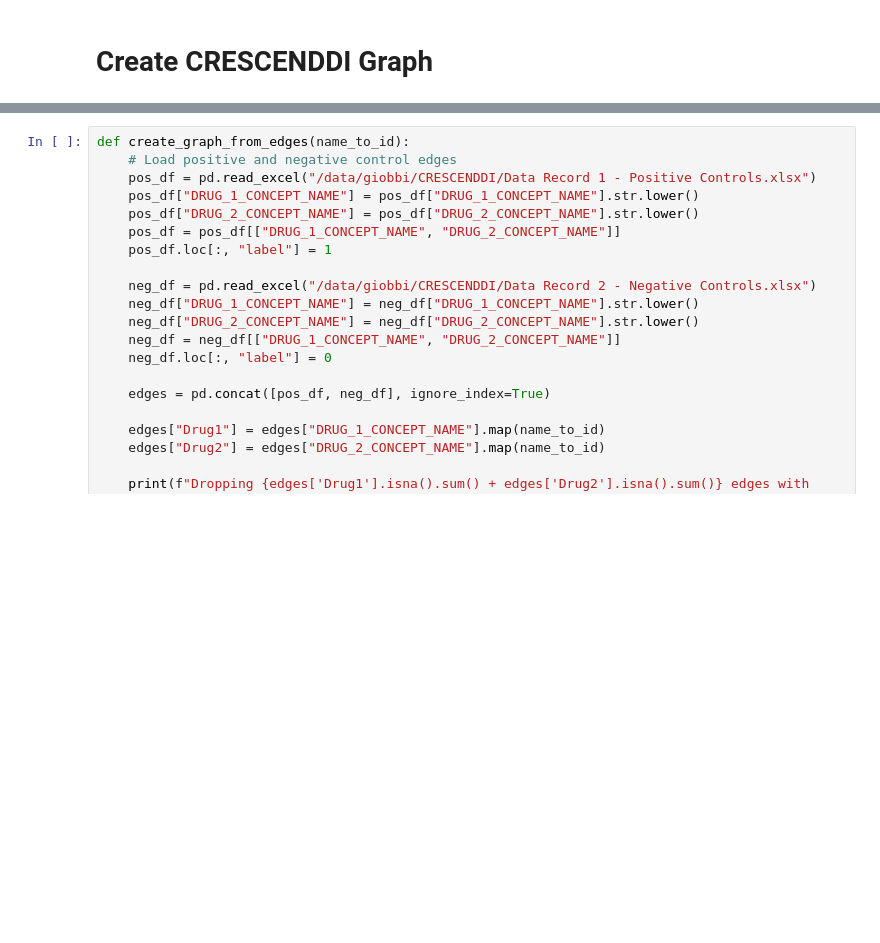
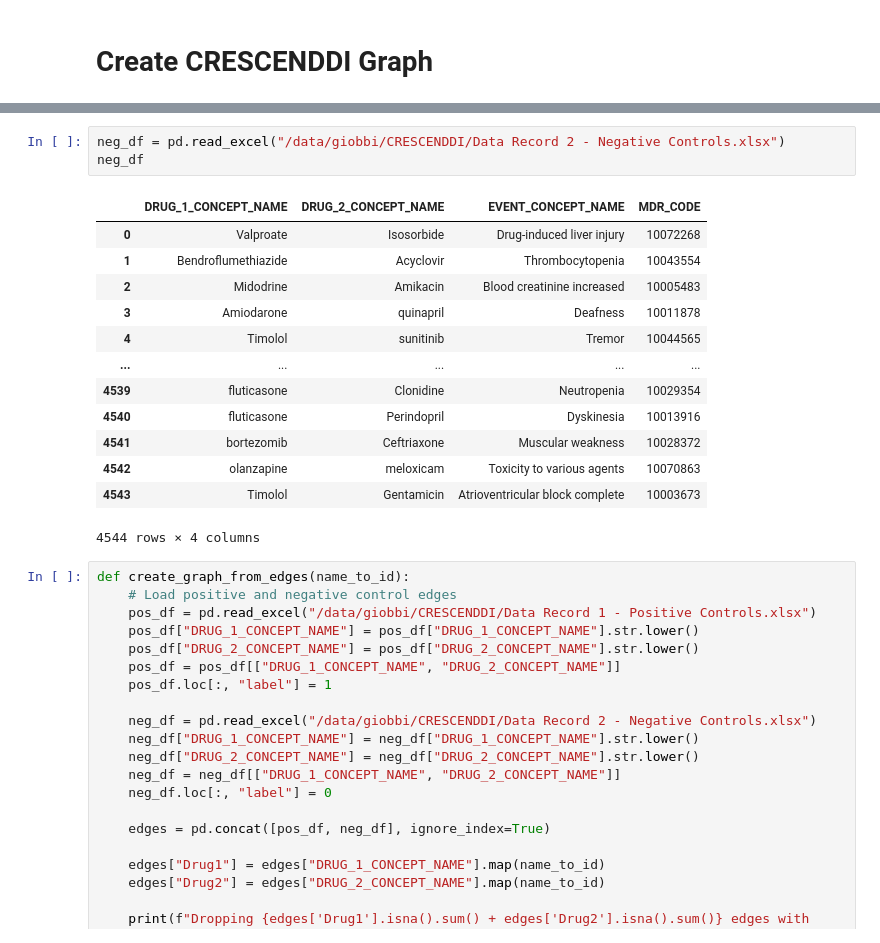
Before and after one commit to lgiobbi/DDI_with_ML, a Jupyter notebook: data_preparation/create_CRESCENDDI_graph.ipynb, the cells around one changed output, grey strips where cells are left out. Saved outputs shown, nothing was run; the diff lists cells and outputs as text; blank space fills up the shorter version.

```diff
--- a/data_preparation/create_CRESCENDDI_graph.ipynb
+++ b/data_preparation/create_CRESCENDDI_graph.ipynb
@@ -59,3 +76,20 @@ Number of unmapped drugs: 596 out of 5914
+# %%
+neg_df = pd.read_excel("/data/giobbi/CRESCENDDI/Data Record 2 - Negative Controls.xlsx")
+neg_df
+# %% [output]
+|  | DRUG_1_CONCEPT_NAME | DRUG_2_CONCEPT_NAME | EVENT_CONCEPT_NAME | MDR_CODE |
+| 0 | Valproate | Isosorbide | Drug-induced liver injury | 10072268 |
+| 1 | Bendroflumethiazide | Acyclovir | Thrombocytopenia | 10043554 |
+| 2 | Midodrine | Amikacin | Blood creatinine increased | 10005483 |
+| 3 | Amiodarone | quinapril | Deafness | 10011878 |
+| 4 | Timolol | sunitinib | Tremor | 10044565 |
+| ... | ... | ... | ... | ... |
+| 4539 | fluticasone | Clonidine | Neutropenia | 10029354 |
+| 4540 | fluticasone | Perindopril | Dyskinesia | 10013916 |
+| 4541 | bortezomib | Ceftriaxone | Muscular weakness | 10028372 |
+| 4542 | olanzapine | meloxicam | Toxicity to various agents | 10070863 |
+| 4543 | Timolol | Gentamicin | Atrioventricular block complete | 10003673 |
+4544 rows × 4 columns
 # %%
 def create_graph_from_edges(name_to_id):
     # Load positive and negative control edges
```
Also changed, not shown: parts of 2 cells of this notebook, 6 other files.
